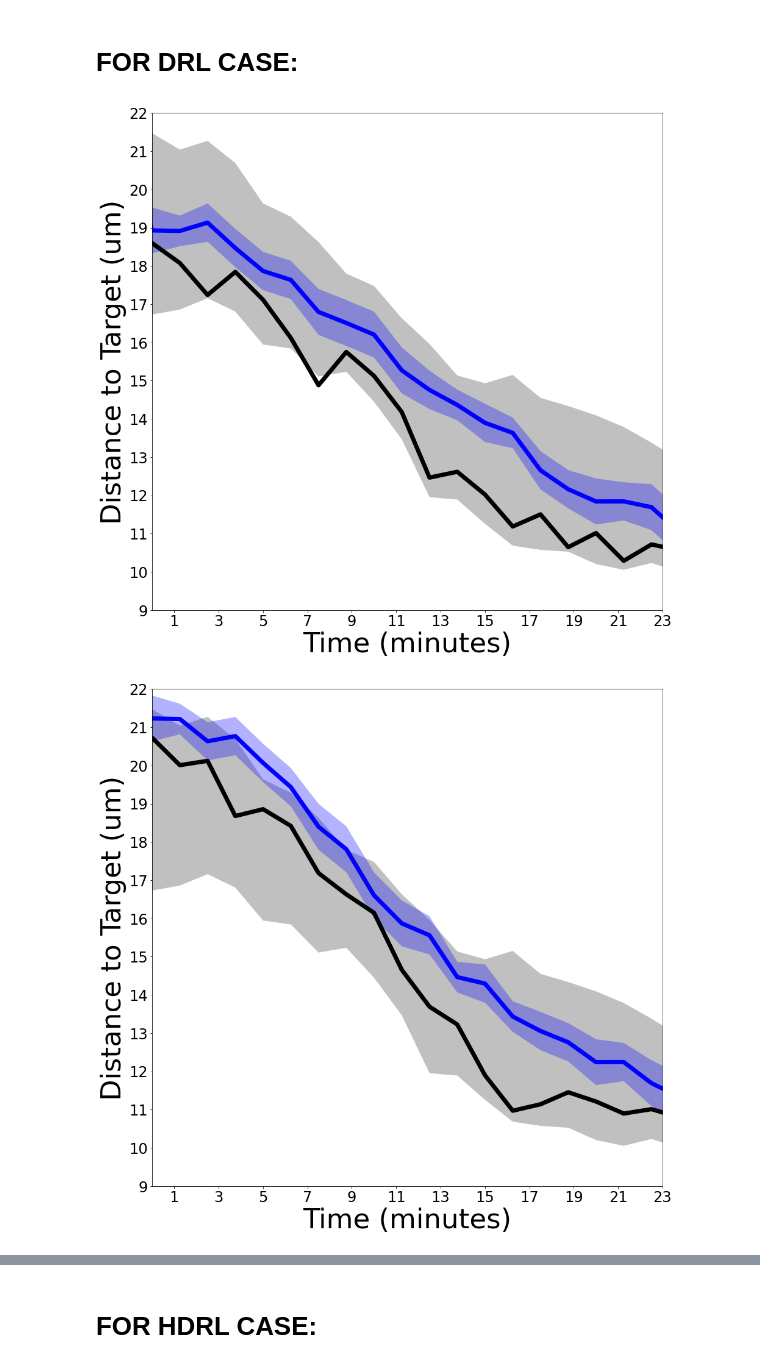
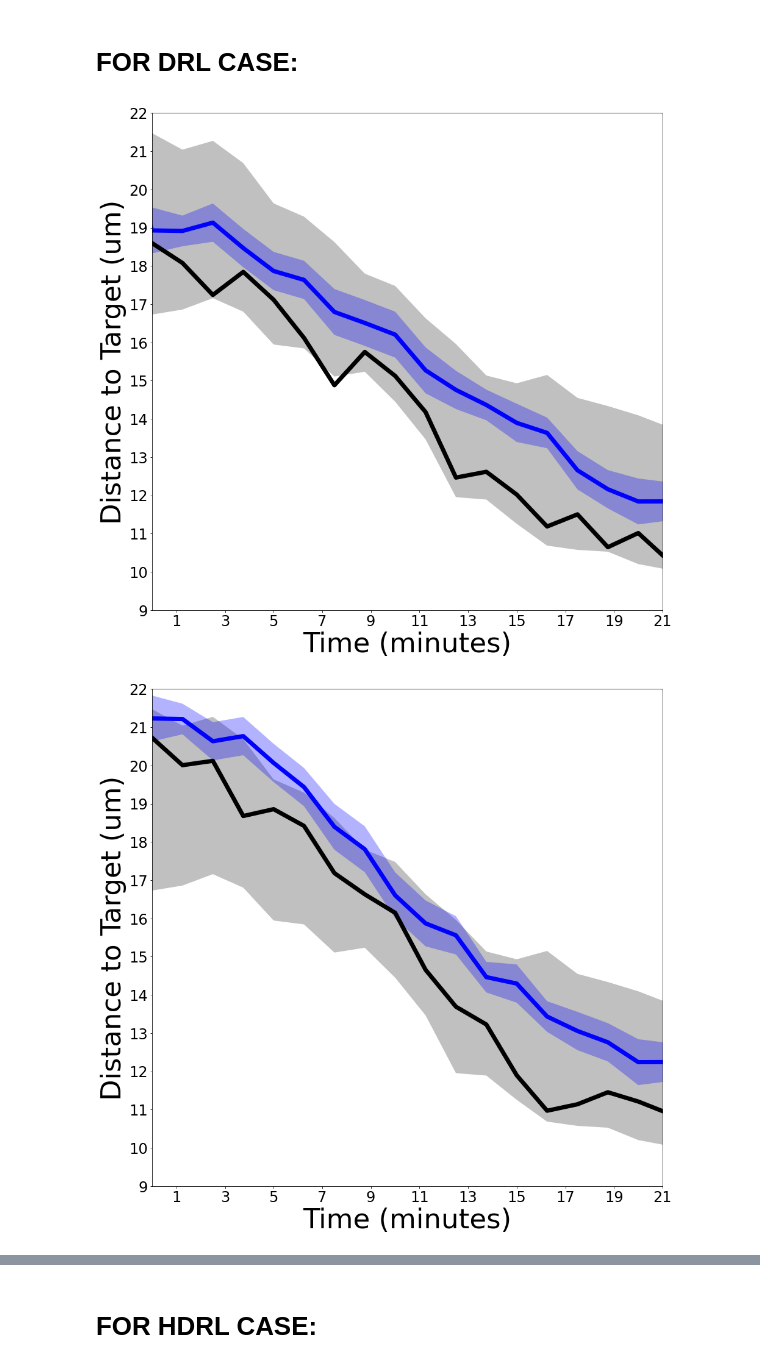
Before and after one commit to Joseph960616/CellMigrationGym, a Jupyter notebook: simulation_data_visualization.ipynb, the cells around one changed output, grey strips where cells are left out. Drawn from its saved outputs; the diff is of its cells as text; code cells hidden in the pictures.

```diff
--- a/simulation_data_visualization.ipynb
+++ b/simulation_data_visualization.ipynb
@@ -243,43 +243,43 @@ plt.ylabel("Distance to Target (um)",fontsize = 45)
 plt.xticks(ticks = np.arange(0,45,2),labels = np.arange(-15,30,2),fontsize=24)
 # plt.yticks(ticks = np.arange(0,90,4),labels = np.arange(0*0.254,90*0.254,4*0.254).astype(int),fontsize = 24)
 plt.yticks(ticks = np.arange(0,24),fontsize=24)
-plt.xlim(xmin =15, xmax = 38)
+plt.xlim(xmin =15, xmax = 36)
 # plt.ylim(ymin = 35, ymax = 90)
 plt.ylim(ymin = 9, ymax = 22)
 
 # plt.legend(fontsize = 45)
 plt.show()
 # %% [output]
-[figure, old version]
+[figure, new version]
 # %%
 #Plot distance to target plot for embryo 2
 EM = 1
 em_dist = np.load('./DRL/saved_data/em1_dist.npy')
 em_region = np.load('./DRL/saved_data/em1_region.npy')
 fig = plt.figure(figsize=(15,15))
 plt.fill_between([time_resolution_2D * k for k in range(len(distances_lower))], \
                  distances_upper, distances_lower, facecolor='silver', interpolate=True)
 
 plt.plot([time_resolution_2D * k for k in range(len(distances_shifted[EM]))],distances_shifted[EM],linewidth = 7,c = 'black')
 plt.plot([time_resolution_2D * k for k in range(len(em_dist))],em_dist,linewidth = 7,c = 'b')
 
 plt.fill_between([time_resolution_2D * k for k in range(len(em_dist))], \
                  em_region[0], em_region[1], facecolor='blue', interpolate=True, alpha=0.3)
 
 # plt.title("Distance to target cell over time")
 plt.xlabel("Time (minutes)", fontsize = 45)
 plt.ylabel("Distance to Target (um)",fontsize = 45)
 plt.xticks(ticks = np.arange(0,45,2),labels = np.arange(-15,30,2),fontsize=24)
 # plt.yticks(ticks = np.arange(0,90,4),labels = np.arange(0*0.254,90*0.254,4*0.254).astype(int),fontsize = 24)
 plt.yticks(ticks = np.arange(0,24),fontsize=24)
-plt.xlim(xmin =15, xmax = 38)
+plt.xlim(xmin =15, xmax = 36)
 # plt.ylim(ymin = 35, ymax = 90)
 plt.ylim(ymin = 9, ymax = 22)
 
 # plt.legend(fontsize = 45)
 plt.show()
 # %% [output]
-[figure, old version]
+[figure, new version]
 # %%
 #Plot distance to target plot for embryo 3
 EM = 2
```
Also changed, not shown: parts of 5 cells of this notebook, 6 other files.
